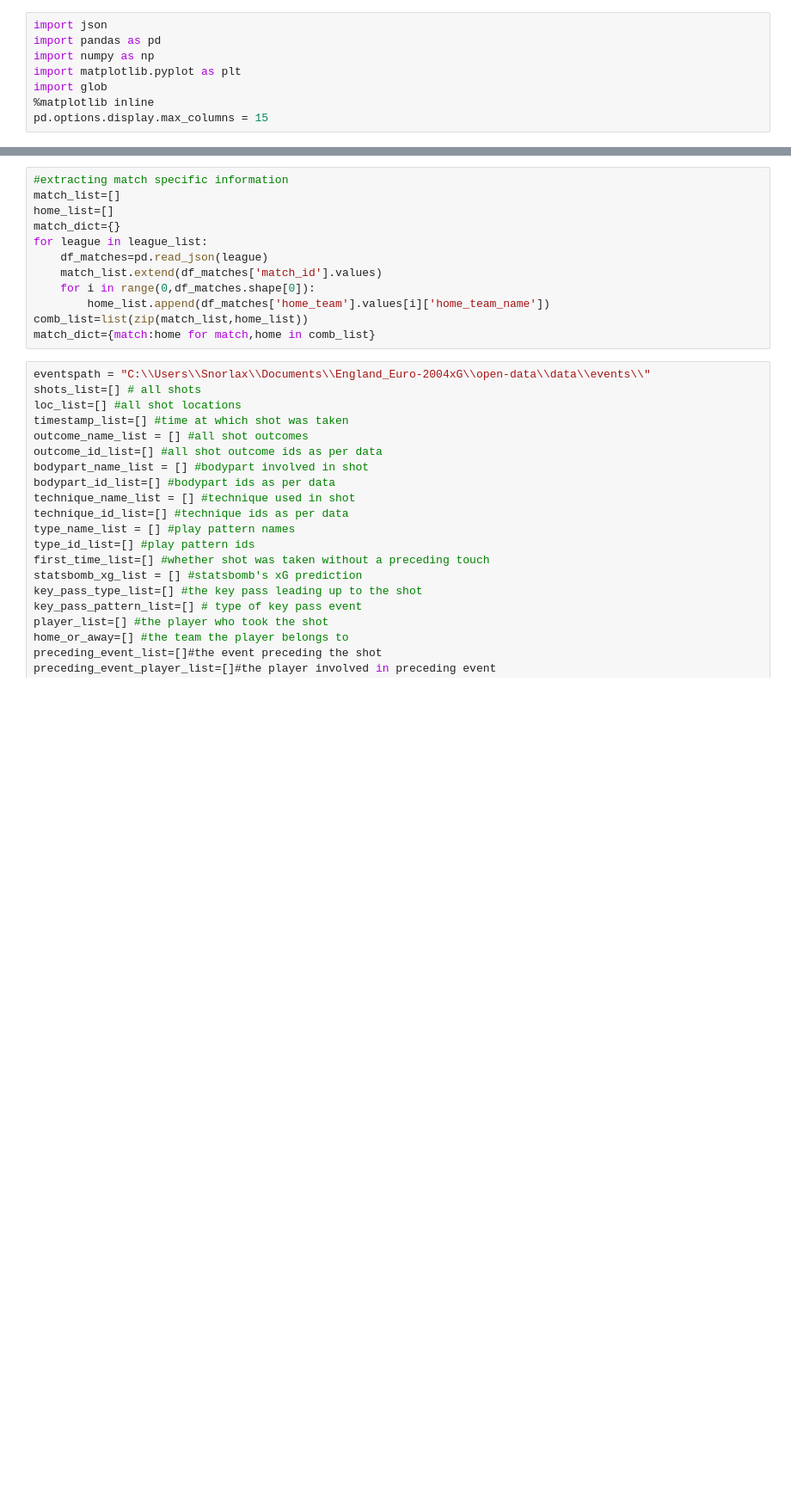
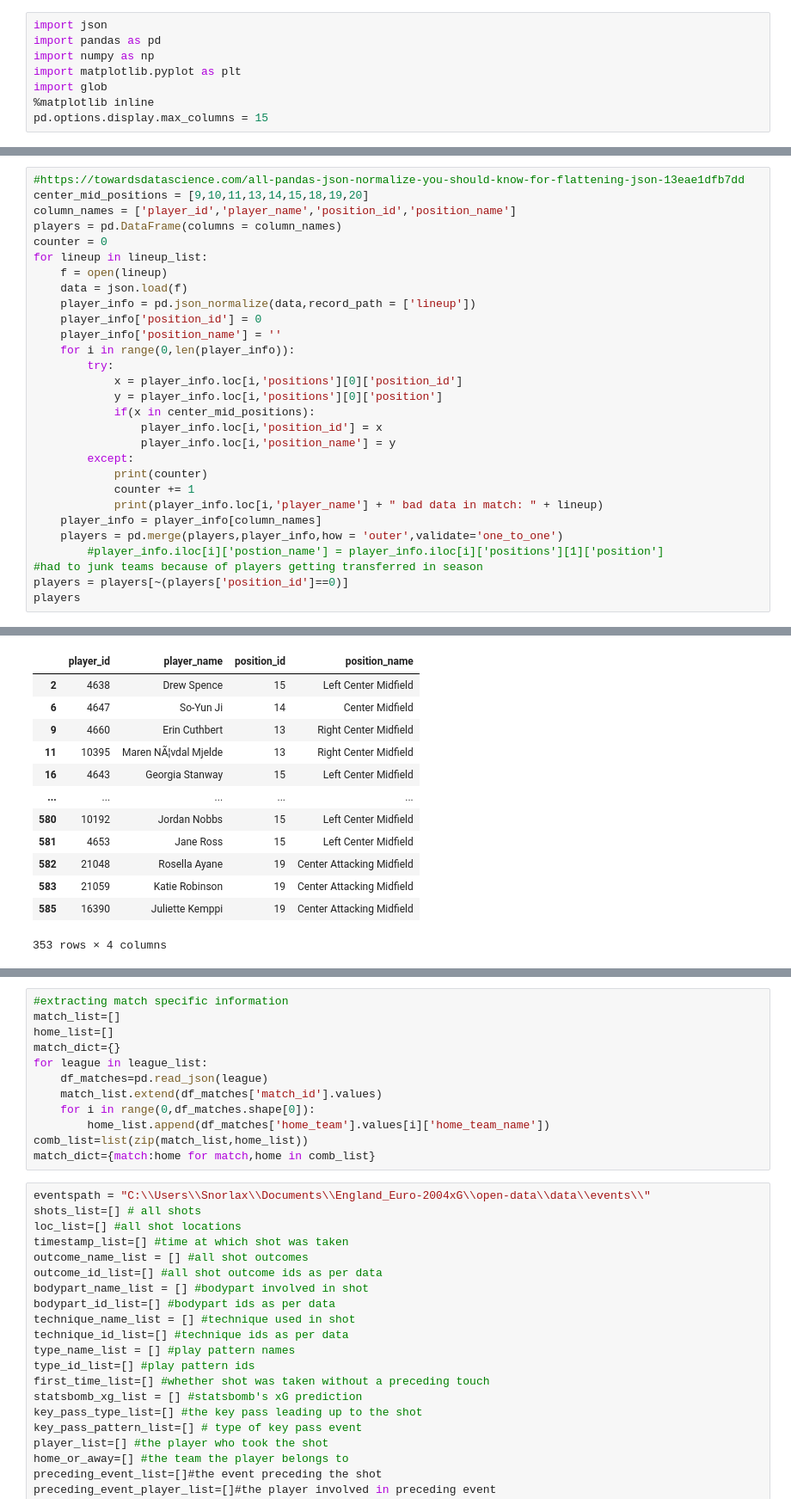
Before and after one commit to spcurtis13/WomenFootballCMEffectiveness, a Jupyter notebook: Untitled-1.ipynb, the cells around one changed output, grey strips where cells are left out. Shown at 86% size. Drawn from its saved outputs; the diff is of its cells as text; blank space fills up the shorter version.

```diff
--- a/Untitled-1.ipynb
+++ b/Untitled-1.ipynb
@@ -22,0 +56,30 @@ league_list
+# %%
+#https://towardsdatascience.com/all-pandas-json-normalize-you-should-know-for-flattening-json-13eae1dfb7dd
+center_mid_positions = [9,10,11,13,14,15,18,19,20]
+column_names = ['player_id','player_name','position_id','position_name']
+players = pd.DataFrame(columns = column_names)
+counter = 0
+for lineup in lineup_list:
+    f = open(lineup)
+    data = json.load(f)
+    player_info = pd.json_normalize(data,record_path = ['lineup'])
+    player_info['position_id'] = 0
+    player_info['position_name'] = ''
+    for i in range(0,len(player_info)):
+        try:
+            x = player_info.loc[i,'positions'][0]['position_id']
+            y = player_info.loc[i,'positions'][0]['position']
+            if(x in center_mid_positions):
+                player_info.loc[i,'position_id'] = x
+                player_info.loc[i,'position_name'] = y
+        except:
+            print(counter)
+            counter += 1
+            print(player_info.loc[i,'player_name'] + " bad data in match: " + lineup)
+    player_info = player_info[column_names]
+    players = pd.merge(players,player_info,how = 'outer',validate='one_to_one')
+        #player_info.iloc[i]['postion_name'] = player_info.iloc[i]['positions'][1]['position']
+#had to junk teams because of players getting transferred in season
+players = players[~(players['position_id']==0)]
+players
+# %% [output]
@@ -22,0 +103,13 @@ league_list
+|  | player_id | player_name | position_id | position_name |
+| 2 | 4638 | Drew Spence | 15 | Left Center Midfield |
+| 6 | 4647 | So-Yun Ji | 14 | Center Midfield |
+| 9 | 4660 | Erin Cuthbert | 13 | Right Center Midfield |
+| 11 | 10395 | Maren NÃ¦vdal Mjelde | 13 | Right Center Midfield |
+| 16 | 4643 | Georgia Stanway | 15 | Left Center Midfield |
+| ... | ... | ... | ... | ... |
+| 580 | 10192 | Jordan Nobbs | 15 | Left Center Midfield |
+| 581 | 4653 | Jane Ross | 15 | Left Center Midfield |
+| 582 | 21048 | Rosella Ayane | 19 | Center Attacking Midfield |
+| 583 | 21059 | Katie Robinson | 19 | Center Attacking Midfield |
+| 585 | 16390 | Juliette Kemppi | 19 | Center Attacking Midfield |
+353 rows × 4 columns
```
Also changed, not shown: parts of 14 cells of this notebook.
